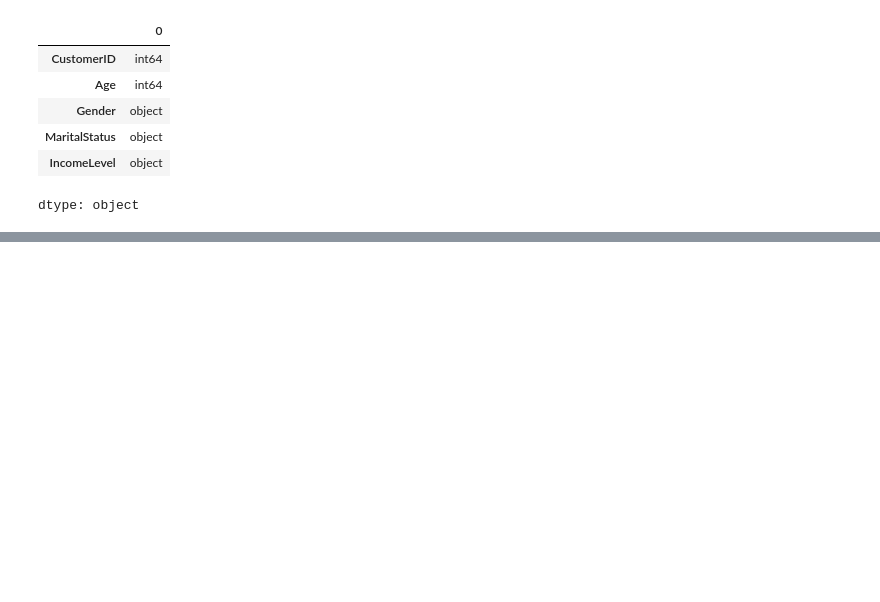
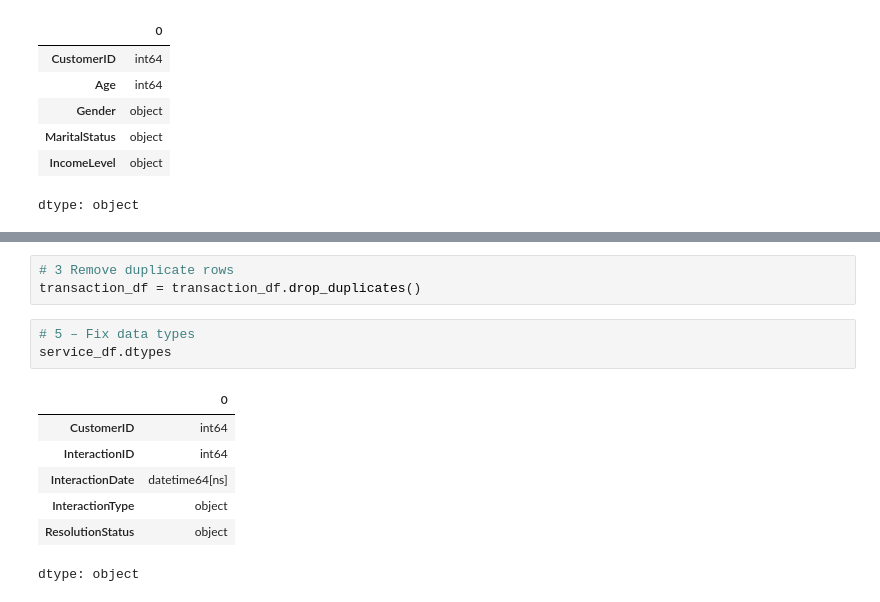
Before and after one commit to Alaina-dev/Data-cleaning-Customer-churn-data-analysis, a Jupyter notebook: Customer_churn_data.ipynb, the cells around one changed output, grey strips where cells are left out. Drawn from its saved outputs; the diff is of its cells as text; blank space fills up the shorter version.

```diff
--- a/Customer_churn_data.ipynb
+++ b/Customer_churn_data.ipynb
@@ -181,0 +234,14 @@ KeyError: 'InteractionID'
+# %%
+# 3 Remove duplicate rows
+transaction_df = transaction_df.drop_duplicates()
+# %%
+# 5 – Fix data types
+service_df.dtypes
+# %% [output]
+|  | 0 |
+| CustomerID | int64 |
+| InteractionID | int64 |
+| InteractionDate | datetime64[ns] |
+| InteractionType | object |
+| ResolutionStatus | object |
+dtype: object
```
Also changed, not shown: parts of 24 cells of this notebook.
